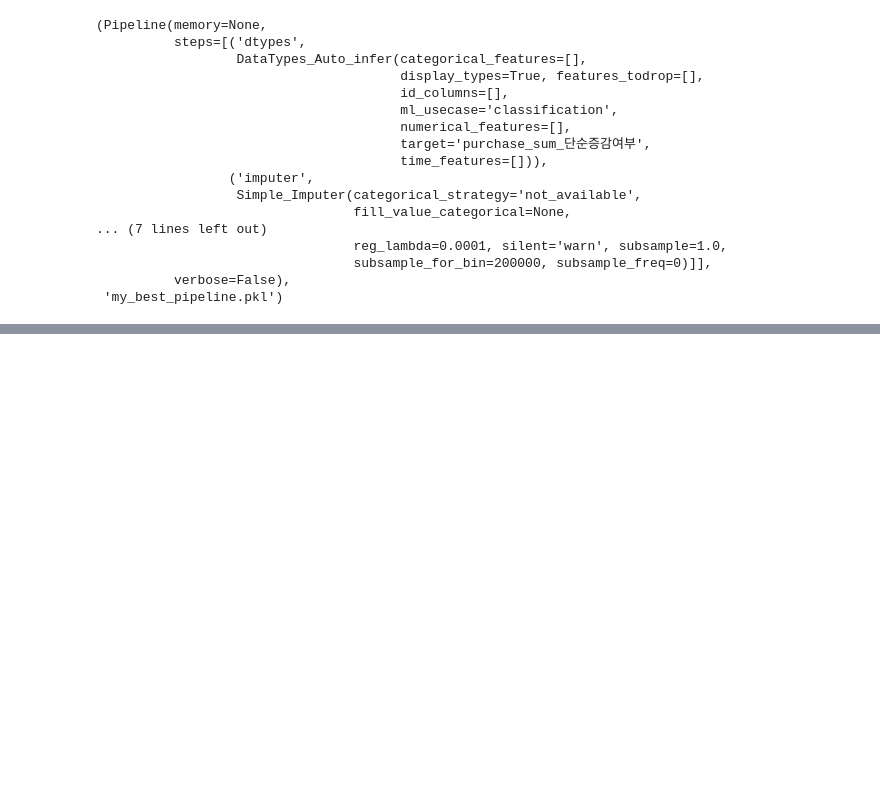
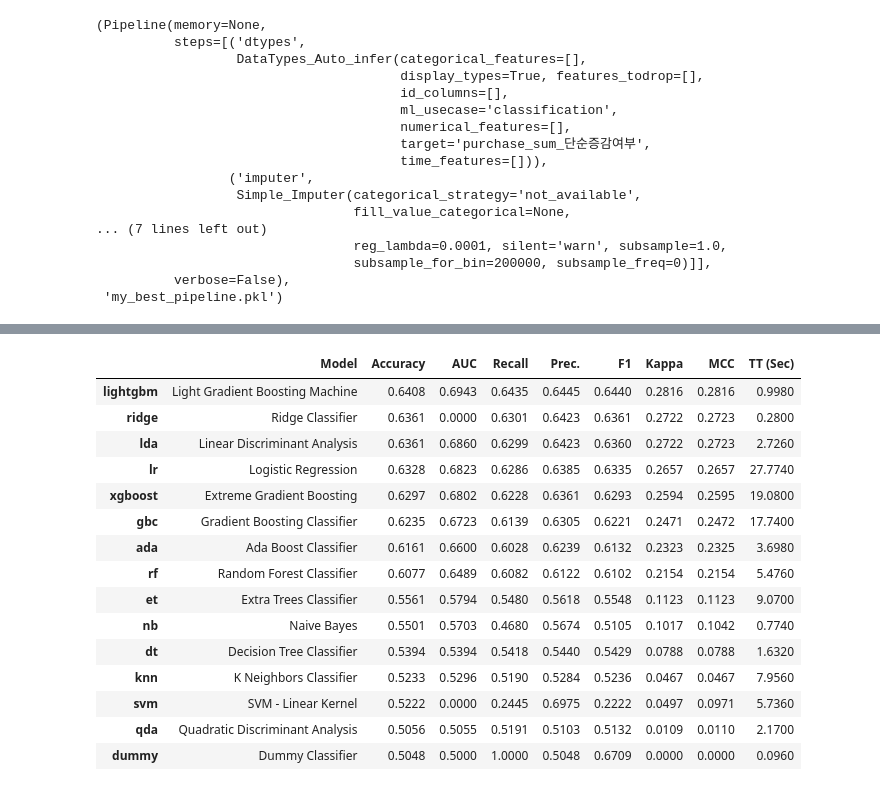
Before and after one commit to leejunghyunA/second_projects, a Jupyter notebook: 전체 모델링_10_25.ipynb, the cells around one changed output, grey strips where cells are left out. Saved outputs shown, nothing was run; the diff lists cells and outputs as text; code cells hidden in the pictures; blank space fills up the shorter version.

```diff
--- a/전체 모델링_10_25.ipynb
+++ b/전체 모델링_10_25.ipynb
@@ -362,0 +407,20 @@ Transformation Pipeline and Model Successfully Saved
+# %%
+# 모델 객체 다 돌려보기
+model = clf.compare_models()
+# %% [output]
+|  | Model | Accuracy | AUC | Recall | Prec. | F1 | Kappa | MCC | TT (Sec) |
+| lightgbm | Light Gradient Boosting Machine | 0.6408 | 0.6943 | 0.6435 | 0.6445 | 0.6440 | 0.2816 | 0.2816 | 0.9980 |
+| ridge | Ridge Classifier | 0.6361 | 0.0000 | 0.6301 | 0.6423 | 0.6361 | 0.2722 | 0.2723 | 0.2800 |
+| lda | Linear Discriminant Analysis | 0.6361 | 0.6860 | 0.6299 | 0.6423 | 0.6360 | 0.2722 | 0.2723 | 2.7260 |
+| lr | Logistic Regression | 0.6328 | 0.6823 | 0.6286 | 0.6385 | 0.6335 | 0.2657 | 0.2657 | 27.7740 |
+| xgboost | Extreme Gradient Boosting | 0.6297 | 0.6802 | 0.6228 | 0.6361 | 0.6293 | 0.2594 | 0.2595 | 19.0800 |
+| gbc | Gradient Boosting Classifier | 0.6235 | 0.6723 | 0.6139 | 0.6305 | 0.6221 | 0.2471 | 0.2472 | 17.7400 |
+| ada | Ada Boost Classifier | 0.6161 | 0.6600 | 0.6028 | 0.6239 | 0.6132 | 0.2323 | 0.2325 | 3.6980 |
+| rf | Random Forest Classifier | 0.6077 | 0.6489 | 0.6082 | 0.6122 | 0.6102 | 0.2154 | 0.2154 | 5.4760 |
+| et | Extra Trees Classifier | 0.5561 | 0.5794 | 0.5480 | 0.5618 | 0.5548 | 0.1123 | 0.1123 | 9.0700 |
+| nb | Naive Bayes | 0.5501 | 0.5703 | 0.4680 | 0.5674 | 0.5105 | 0.1017 | 0.1042 | 0.7740 |
+| dt | Decision Tree Classifier | 0.5394 | 0.5394 | 0.5418 | 0.5440 | 0.5429 | 0.0788 | 0.0788 | 1.6320 |
+| knn | K Neighbors Classifier | 0.5233 | 0.5296 | 0.5190 | 0.5284 | 0.5236 | 0.0467 | 0.0467 | 7.9560 |
+| svm | SVM - Linear Kernel | 0.5222 | 0.0000 | 0.2445 | 0.6975 | 0.2222 | 0.0497 | 0.0971 | 5.7360 |
+| qda | Quadratic Discriminant Analysis | 0.5056 | 0.5055 | 0.5191 | 0.5103 | 0.5132 | 0.0109 | 0.0110 | 2.1700 |
+| dummy | Dummy Classifier | 0.5048 | 0.5000 | 1.0000 | 0.5048 | 0.6709 | 0.0000 | 0.0000 | 0.0960 |
```
Also changed, not shown: parts of 16 cells of this notebook, 26 other files.
